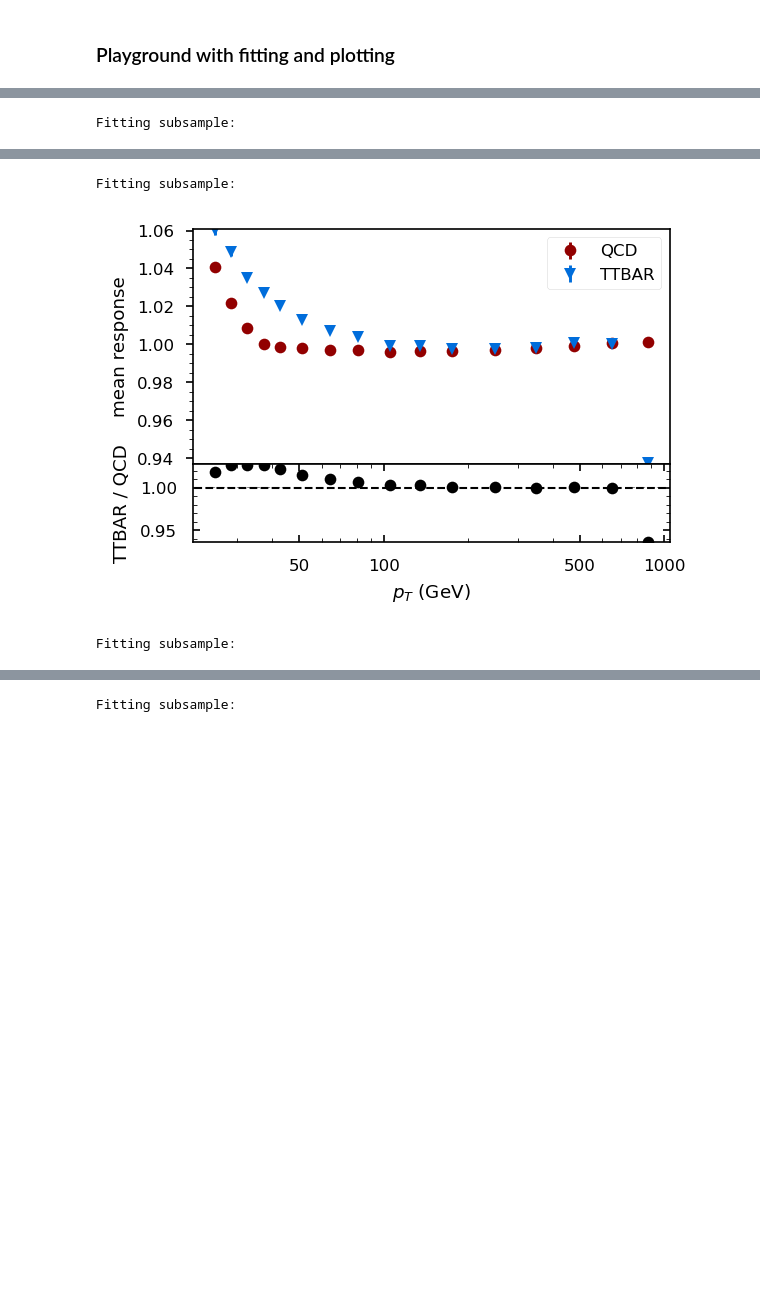
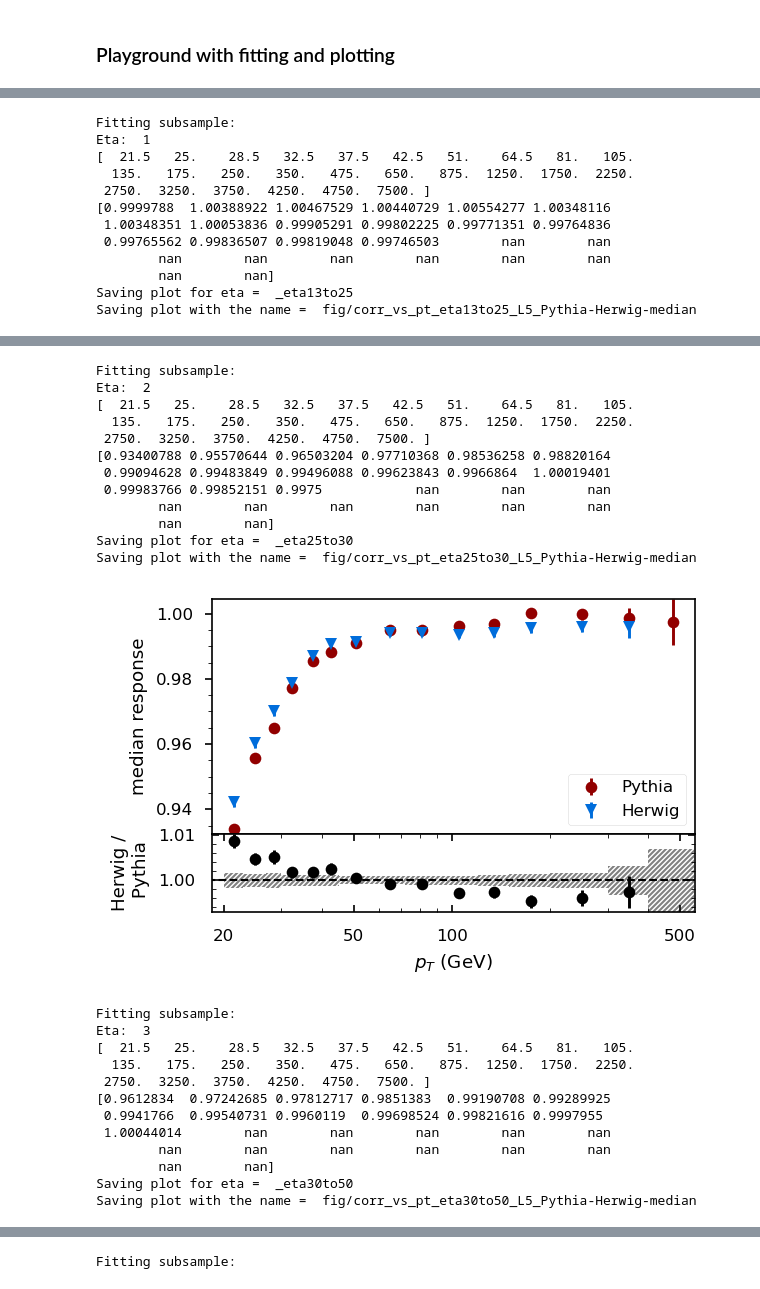
Before and after one commit to dsidirop1/JMECoffea, a Jupyter notebook: CoffeaJERC-Andris.ipynb, the cells around one changed output, grey strips where cells are left out. Cells and saved outputs as stored; diff of their text form; code cells hidden in the pictures; blank space fills up the shorter version.

```diff
--- a/CoffeaJERC-Andris.ipynb
+++ b/CoffeaJERC-Andris.ipynb
@@ -275,0 +591,2 @@ events.GenPart[
+# %%
+LHE_flavour_np[~rest_flav_ids.mask] = rest_flav_ids[~rest_flav_ids.mask]
@@ -275,0 +611,2 @@ events.GenPart[
+# %%
+corrected_jets["LHE_Flavour"] = ak.unflatten(LHE_flavour_np, jet_shape)
@@ -1285,16 +1611,16 @@ def make_comparison_plot(yvar1, std1, yvar2, std2, k, samp, name1:str, name2:str
     '''
 
     mean_p_QCD = yvar1.copy()
-    mean_p_QCD[mean_p_QCD==0] = np.nan
+    mean_p_QCD[(mean_p_QCD==0) | (np.abs(mean_p_QCD)==np.inf)] = np.nan
 
     mean_p_TTBAR = yvar2.copy()
-    mean_p_TTBAR[mean_p_TTBAR==0] = np.nan
+    mean_p_TTBAR[(mean_p_TTBAR==0) | (np.abs(mean_p_TTBAR)==np.inf)] = np.nan
 
     fig = plt.figure()
     gs = fig.add_gridspec(nrows=2, ncols=1, hspace=0, height_ratios=[3, 1])
     ax = fig.add_subplot(gs[0])
     ax2 = fig.add_subplot(gs[1])
-    start = 17
+    start = np.where(ptbins<=20)[0][-1]
 
     for axis in [ax.xaxis, ax.yaxis, ax2.xaxis, ax2.yaxis]:
         axis.set_minor_locator(mpl.ticker.AutoMinorLocator())
@@ -1304,13 +1630,15 @@ def make_comparison_plot(yvar1, std1, yvar2, std2, k, samp, name1:str, name2:str
     QCD_vals = mean_p_QCD[start:,k]
     TTbar_vals = mean_p_TTBAR[start:,k]
 
+    print(xvals)
+    print(QCD_vals)
     p1 = ax.errorbar(xvals, QCD_vals, yerr=std1[start:,k], marker='o',
 #                      markerfacecolor='none', markeredgewidth=1,
-                 linestyle="none", label='QCD')
+                 linestyle="none", label=name1)
 
     p5 = ax.errorbar(xvals, TTbar_vals, yerr=std2[start:,k], marker='v',
 #                      markerfacecolor='none', markeredgewidth=1, color=p1.lines[0].get_color(),
-                 linestyle="none", label='TTBAR')
+                 linestyle="none", label=name2)
 
     ax2.hlines(1,1, 10000, linestyles='--',color="black",
         linewidth=1,)
@@ -1341,16 +1669,16 @@ def make_comparison_plot(yvar1, std1, yvar2, std2, k, samp, name1:str, name2:str
     )
 
 
-    ax2.set_ylabel(name2+" / "+name1)
+    ax2.set_ylabel(name2+" /\n "+name1)
     ax2.tick_params(axis="both", which="major", pad=8)
     ax2.tick_params(direction="in", top=True, right=True, which="both")
 
     fig.set_tight_layout(True)
 
     ### Calculate resonable limits excluding the few points with insane errors
-    yerr_norm = np.concatenate([std1[start:,k], std1[start:,k] ])
+    yerr_norm = np.concatenate([std1[start:,k], std2[start:,k] ])
     y_norm = np.concatenate([QCD_vals, TTbar_vals])
-    norm_pos = (yerr_norm<0.03) &  (yerr_norm != np.inf) & (y_norm>-0.1)
+    norm_pos = (yerr_norm<0.04) &  (yerr_norm != np.inf) & (y_norm>-0.1)
     ax.set_ylim(np.min((y_norm-yerr_norm)[norm_pos]), np.max((yerr_norm+y_norm)[norm_pos]))
 
     yerr_norm = np.concatenate([std1[start:,k]/QCD_vals, std2[start:,k]/QCD_vals ])
@@ -1359,7 +1687,7 @@ def make_comparison_plot(yvar1, std1, yvar2, std2, k, samp, name1:str, name2:str
     ax2.set_ylim(np.min((y_norm-yerr_norm)[norm_pos]), np.max((yerr_norm+y_norm)[norm_pos]))
 
     ax2.set_xlabel(r'$p_T$ (GeV)');
-    ax.set_ylabel(r'mean response');
+    ax.set_ylabel(r'median response');
     ax.set_xscale('log')
     ax2.set_xscale('log')
 
@@ -1371,14 +1699,16 @@ def make_comparison_plot(yvar1, std1, yvar2, std2, k, samp, name1:str, name2:str
     ax2.set_xlim(ax.get_xlim())
     eta_string = '_eta'+str(etabins_mod[k])+'to'+str(etabins_mod[k+1])
     eta_string = eta_string.replace('.','')
-
-    plt.savefig('fig/corr_vs_pt'+samp+eta_string+'_L5_'+name1+'-'+name2+'-median.pdf');
-    plt.savefig('fig/corr_vs_pt'+samp+eta_string+'_L5_'+name1+'-'+name2+'-median.png');
+    print("Saving plot for eta = ", eta_string)
+    fig_name = 'fig/corr_vs_pt'+samp+eta_string+'_L5_'+name1+'-'+name2+'-median'
+    print("Saving plot with the name = ", fig_name)
+    plt.savefig(fig_name+'.pdf');
+    plt.savefig(fig_name+'.png');
     # gs1.tight_layout(fig, rect=[0, 0.1, 0.8, 0.5])
     plt.show();
 # %%
 # load_fit_res=True
-subsamples = ['', '_b', '_c', '_l', '_g']
+subsamples = ['', '_b', '_c', '_s', '_ud', '_g']
 
 k2 = np.where(etabins_mod<=0)[0][-1]
 k4 = np.where(etabins_mod<=1.3)[0][-1]
@@ -1391,14 +1721,15 @@ ks = [k2, k4, k6, k8]
 for samp in subsamples:
     for k in ks:
         print('Fitting subsample: ', samp)
-        median_QCD = read_data("Median", samp, '_L5_QCD')
-        medianstd_QCD = read_data("MedianStd", samp, '_L5_QCD')
-        median_TTBAR = read_data("Median", samp, '_L5_TTBAR')
-        medianstd_TTBAR = read_data("MedianStd", samp, '_L5_TTBAR')
+        print('Eta: ', k)
+        median_QCD = read_data("Median", samp, '_L5_LHEflav_TTBAR-JME')
+        medianstd_QCD = read_data("MedianStd", samp, '_L5_LHEflav_TTBAR-JME')
+        median_TTBAR = read_data("Median", samp, '_L5_LHEflav_Herwig-TTBAR-JME')
+        medianstd_TTBAR = read_data("MedianStd", samp, '_L5_LHEflav_Herwig-TTBAR-JME')
 
 
         make_comparison_plot(median_QCD, medianstd_QCD, median_TTBAR, medianstd_TTBAR,
-                             k, samp, 'QCD', 'TTBAR')
+                             k, samp, 'Pythia', 'Herwig')
 
 3;
 # %% [output]
@@ -1407 +1749,12 @@ Fitting subsample:
 Fitting subsample:
+Eta:  1
+[  21.5   25.    28.5   32.5   37.5   42.5   51.    64.5   81.   105.
+  135.   175.   250.   350.   475.   650.   875.  1250.  1750.  2250.
+ 2750.  3250.  3750.  4250.  4750.  7500. ]
+[0.9999788  1.00388922 1.00467529 1.00440729 1.00554277 1.00348116
+ 1.00348351 1.00053836 0.99905291 0.99802225 0.99771351 0.99764836
+ 0.99765562 0.99836507 0.99819048 0.99746503        nan        nan
+        nan        nan        nan        nan        nan        nan
+        nan        nan]
+Saving plot for eta =  _eta13to25
+Saving plot with the name =  fig/corr_vs_pt_eta13to25_L5_Pythia-Herwig-median
@@ -1409,3 +1762,25 @@ Fitting subsample:
 Fitting subsample:
+Eta:  2
+[  21.5   25.    28.5   32.5   37.5   42.5   51.    64.5   81.   105.
+  135.   175.   250.   350.   475.   650.   875.  1250.  1750.  2250.
+ 2750.  3250.  3750.  4250.  4750.  7500. ]
+[0.93400788 0.95570644 0.96503204 0.97710368 0.98536258 0.98820164
+ 0.99094628 0.99483849 0.99496088 0.99623843 0.9966864  1.00019401
+ 0.99983766 0.99852151 0.9975            nan        nan        nan
+        nan        nan        nan        nan        nan        nan
+        nan        nan]
+Saving plot for eta =  _eta25to30
+Saving plot with the name =  fig/corr_vs_pt_eta25to30_L5_Pythia-Herwig-median
-[figure, old version]
+[figure, new version]
 Fitting subsample:
+Eta:  3
+[  21.5   25.    28.5   32.5   37.5   42.5   51.    64.5   81.   105.
+  135.   175.   250.   350.   475.   650.   875.  1250.  1750.  2250.
+ 2750.  3250.  3750.  4250.  4750.  7500. ]
+[0.9612834  0.97242685 0.97812717 0.9851383  0.99190708 0.99289925
+ 0.9941766  0.99540731 0.9960119  0.99698524 0.99821616 0.9997955
+ 1.00044014        nan        nan        nan        nan        nan
+        nan        nan        nan        nan        nan        nan
+        nan        nan]
+Saving plot for eta =  _eta30to50
+Saving plot with the name =  fig/corr_vs_pt_eta30to50_L5_Pythia-Herwig-median
```
Also changed, not shown: parts of 77 cells of this notebook, 18 other files.
